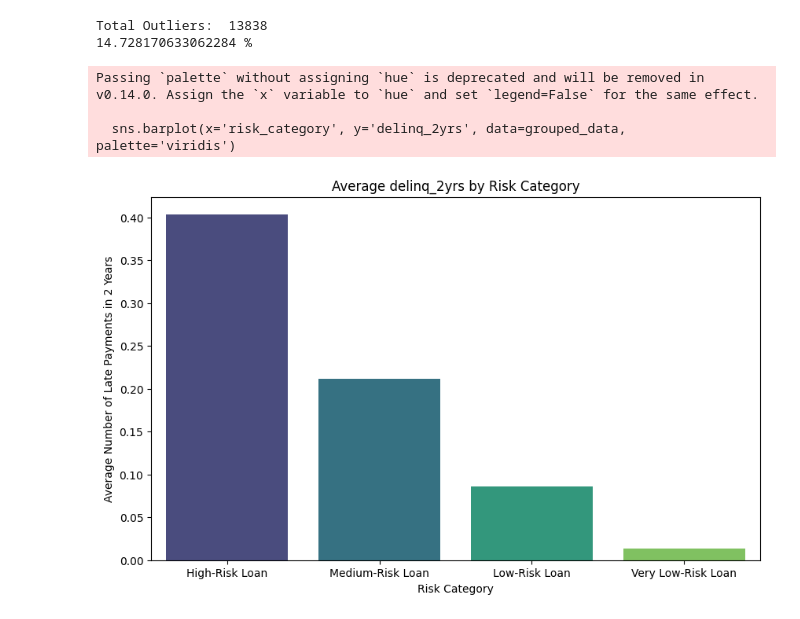
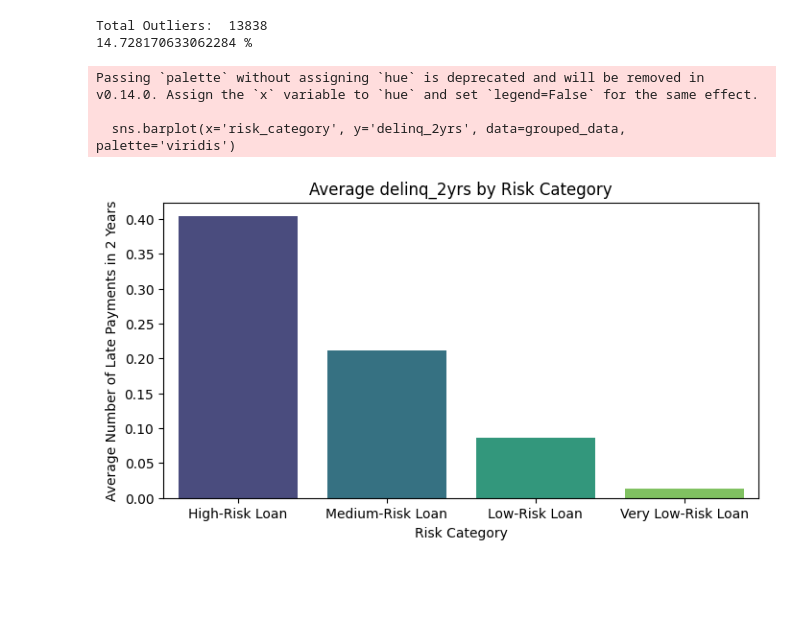
Before and after one commit to hidayah24/data-analyst-portfolio, a Jupyter notebook: Project-2-Credit-Risk-Analysis-and-Optimization-of-Lending-Decisions/Credit-Risk-Analysis.ipynb, the cells around one changed output. Drawn from its saved outputs; the diff is of its cells as text; code cells hidden in the pictures; blank space fills up the shorter version.

```diff
--- a/Project-2-Credit-Risk-Analysis-and-Optimization-of-Lending-Decisions/Credit-Risk-Analysis.ipynb
+++ b/Project-2-Credit-Risk-Analysis-and-Optimization-of-Lending-Decisions/Credit-Risk-Analysis.ipynb
@@ -544,18 +544,18 @@ outliers(df['delinq_2yrs'])
 Total Outliers:  13838
 14.728170633062284 %
 # %%
-# Hitung rata-rata delinq_2yrs berdasarkan risk_category
+# Calculate delinq_2yrs average based on risk_category
 grouped_data = df.groupby('risk_category')['delinq_2yrs'].mean().reset_index()
 
 # Bar plot
-plt.figure(figsize=(10, 6))
+plt.figure(figsize=(8, 4))
 sns.barplot(x='risk_category', y='delinq_2yrs', data=grouped_data, palette='viridis')
 plt.title('Average delinq_2yrs by Risk Category')
 plt.xlabel('Risk Category')
 plt.ylabel('Average Number of Late Payments in 2 Years')
 plt.show()
 # %% [output]
 Passing `palette` without assigning `hue` is deprecated and will be removed in v0.14.0. Assign the `x` variable to `hue` and set `legend=False` for the same effect.
 
   sns.barplot(x='risk_category', y='delinq_2yrs', data=grouped_data, palette='viridis')
-[figure, old version]
+[figure, new version]
```
Also changed, not shown: parts of 1 cell of this notebook.
